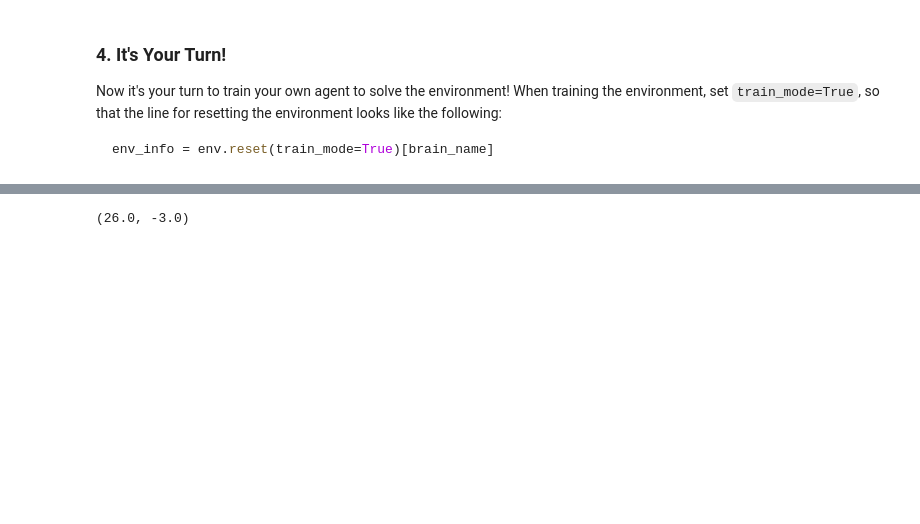
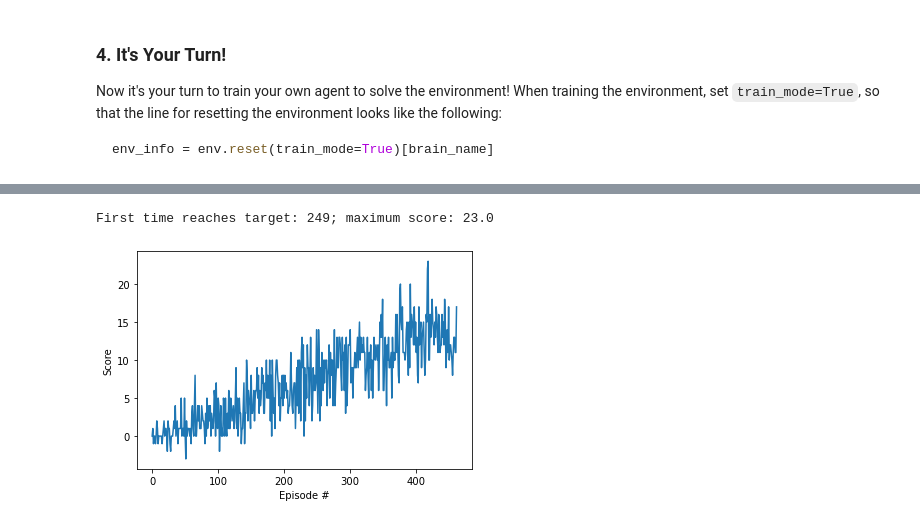
Before and after one commit to joao-d-oliveira/RL-SmartAgent-BananaGame, a Jupyter notebook: Navigation.ipynb, the cells around one changed output, grey strips where cells are left out. Saved outputs shown, nothing was run; the diff lists cells and outputs as text; code cells hidden in the pictures; blank space fills up the shorter version.

```diff
--- a/Navigation.ipynb
+++ b/Navigation.ipynb
@@ -55,0 +88,3 @@ Unity brain name: BananaBrain
+# %%
+#env = default_registry["Banan"].make()
+env = UnityEnvironment(file_name='/content/drive/MyDrive/_Colab/RL-SmartAgent-BananaGame/Banana_Linux/Banana.x86')
@@ -165,4 +197,12 @@ agent = Agent(state_size=state_size, action_size=action_size, seed=0)
 # %%
+from agent import Agent
+from collections import deque
+import torch
+
+PASSING_SCORE = 13
+agent = Agent(state_size=state_size, action_size=action_size, seed=32,  fc1_units=32,
+              fc2_units=32)
+
 def dqn(n_episodes=2000, max_t=1000, eps_start=1.0, eps_end=0.01, eps_decay=0.995):
     """Deep Q-Learning.
 
@@ -229,4 +271,13 @@ plt.show()
-# %%
-max(scores), min(scores)
-# %% [output]
-(26.0, -3.0)
+# %%
+import matplotlib.pyplot as plt
+print(f'First time reaches target: {np.where(np.array(scores) > PASSING_SCORE)[0][0]}; maximum score: {max(scores)}')
+# plot the scores
+fig = plt.figure()
+ax = fig.add_subplot(111)
+plt.plot(np.arange(len(scores)), scores)
+plt.ylabel('Score')
+plt.xlabel('Episode #')
+plt.show()
+# %% [output]
+First time reaches target: 249; maximum score: 23.0
+[figure, added]
```
Also changed, not shown: parts of 14 cells of this notebook.
